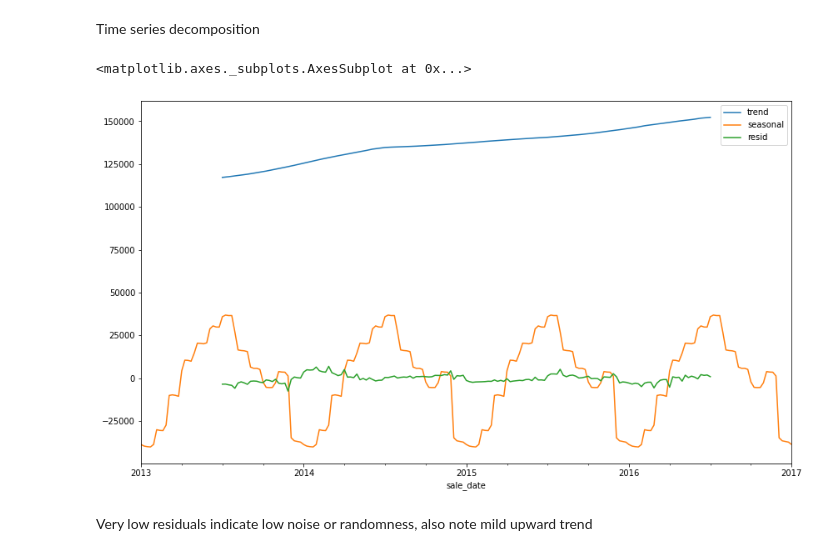
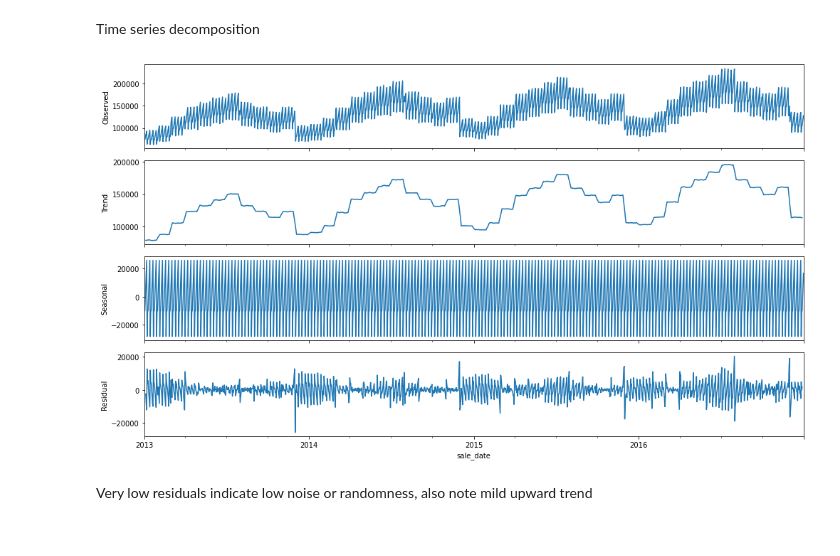
Before and after one commit to CameronGTaylor/ds-methodologies-exercises, a Jupyter notebook: time_series/explore.ipynb, the cells around one changed output. Drawn from its saved outputs; the diff is of its cells as text; code cells hidden in the pictures.

```diff
--- a/time_series/explore.ipynb
+++ b/time_series/explore.ipynb
@@ -51,7 +51,8 @@ train.rolling(7).mean().plot(alpha=.8,color='green')
 [figure]
 # %%
 train = pd.DataFrame(train)
-train['diff'] = train.diff(1)
-sns.lineplot(x=train.index, y=train.sales_total, data=train)
+# train['diff'] = train.diff(1)
+# sns.lineplot(x=train.index, y=train.sales_total, data=train)
+train.diff(1).plot()
 # %% [output]
 <matplotlib.axes._subplots.AxesSubplot at 0x...>
@@ -59,19 +60,18 @@ sns.lineplot(x=train.index, y=train.sales_total, data=train)
 # %% [markdown]
 Time series decomposition
 # %%
-y = train.sales_total.resample('W').mean()
+# y = train.sales_total.resample('W').mean()
 
-result = sm.tsa.seasonal_decompose(y)
-decomposition = pd.DataFrame({
-    'y': result.observed,
-    'trend': result.trend,
-    'seasonal': result.seasonal,
-    'resid': result.resid,
-})
+result = sm.tsa.seasonal_decompose(train).plot()
+# decomposition = pd.DataFrame({
+#     'y': result.observed,
+#     'trend': result.trend,
+#     'seasonal': result.seasonal,
+#     'resid': result.resid,
+# })
 
-decomposition.iloc[:, 1:].plot()
+# decomposition.iloc[:, 1:].plot()
 # %% [output]
-<matplotlib.axes._subplots.AxesSubplot at 0x...>
-[figure, old version]
+[figure, new version]
 # %% [markdown]
 Very low residuals indicate low noise or randomness, also note mild upward trend
```
Also changed, not shown: parts of 16 cells of this notebook, 1 other file.
